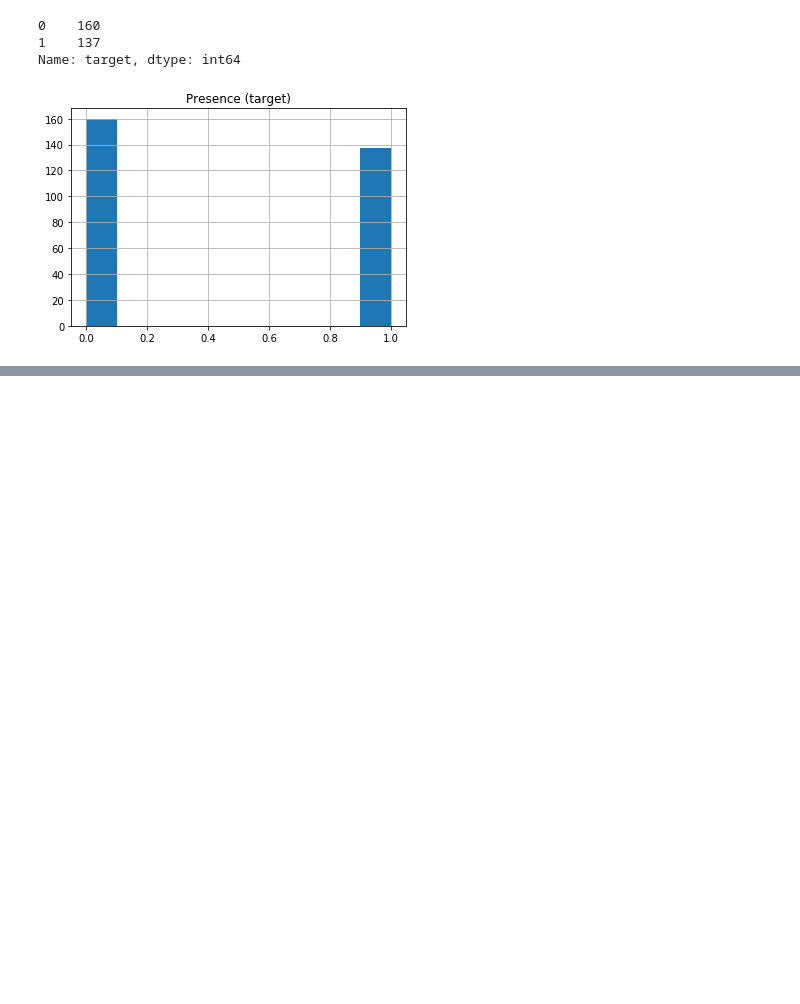
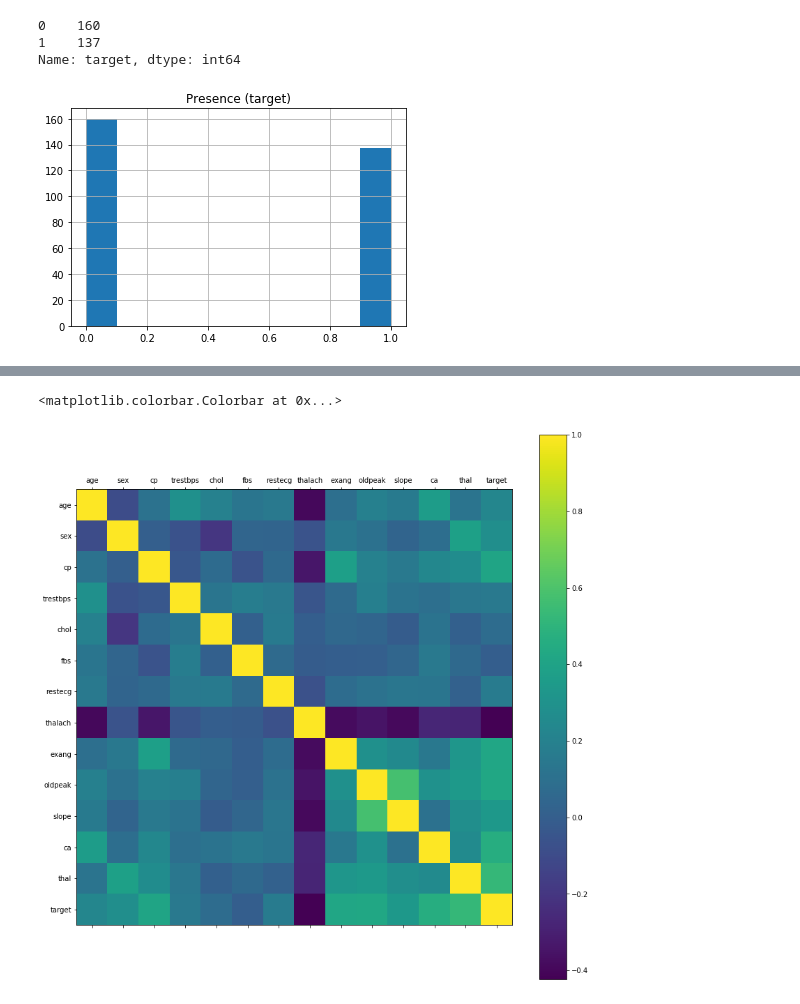
Before and after one commit to siddharthapdutta/ML-Lab-Sem6, a Jupyter notebook: Case Study/Data Preprocessing.ipynb, the cells around one changed output, grey strips where cells are left out. Saved outputs shown, nothing was run; the diff lists cells and outputs as text; code cells hidden in the pictures; blank space fills up the shorter version.

```diff
--- a/Case Study/Data Preprocessing.ipynb
+++ b/Case Study/Data Preprocessing.ipynb
@@ -223,3 +225,19 @@ df.describe()
 | max | 77.000000 | 1.000000 | 4.000000 | 200.000000 | 564.000000 | 1.000000 | 2.000000 | 202.000000 | 1.000000 | 6.200000 | 3.000000 | ... |
 # %%
 df.to_csv('processed-data.csv', index=False)
+# %%
+import pandas as pd
+df = pd.read_csv('processed-data.csv')
+
+import matplotlib.pyplot as plt
+from matplotlib import rcParams
+%matplotlib inline
+
+rcParams['figure.figsize'] = 10, 14
+plt.matshow(df.corr())
+plt.yticks(np.arange(df.shape[1]), df.columns)
+plt.xticks(np.arange(df.shape[1]), df.columns)
+plt.colorbar()
+# %% [output]
+<matplotlib.colorbar.Colorbar at 0x...>
+[figure, added]
```
Also changed, not shown: parts of 5 cells of this notebook, 4 other files.
